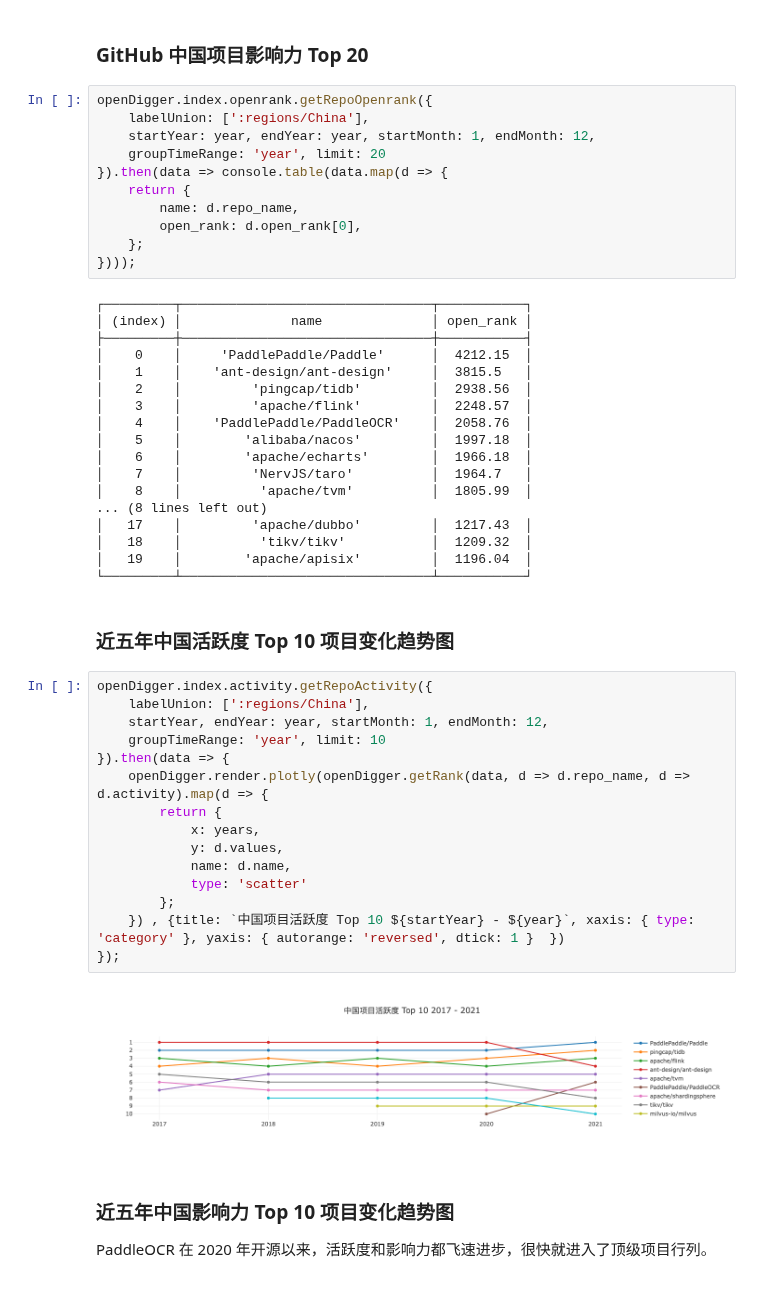
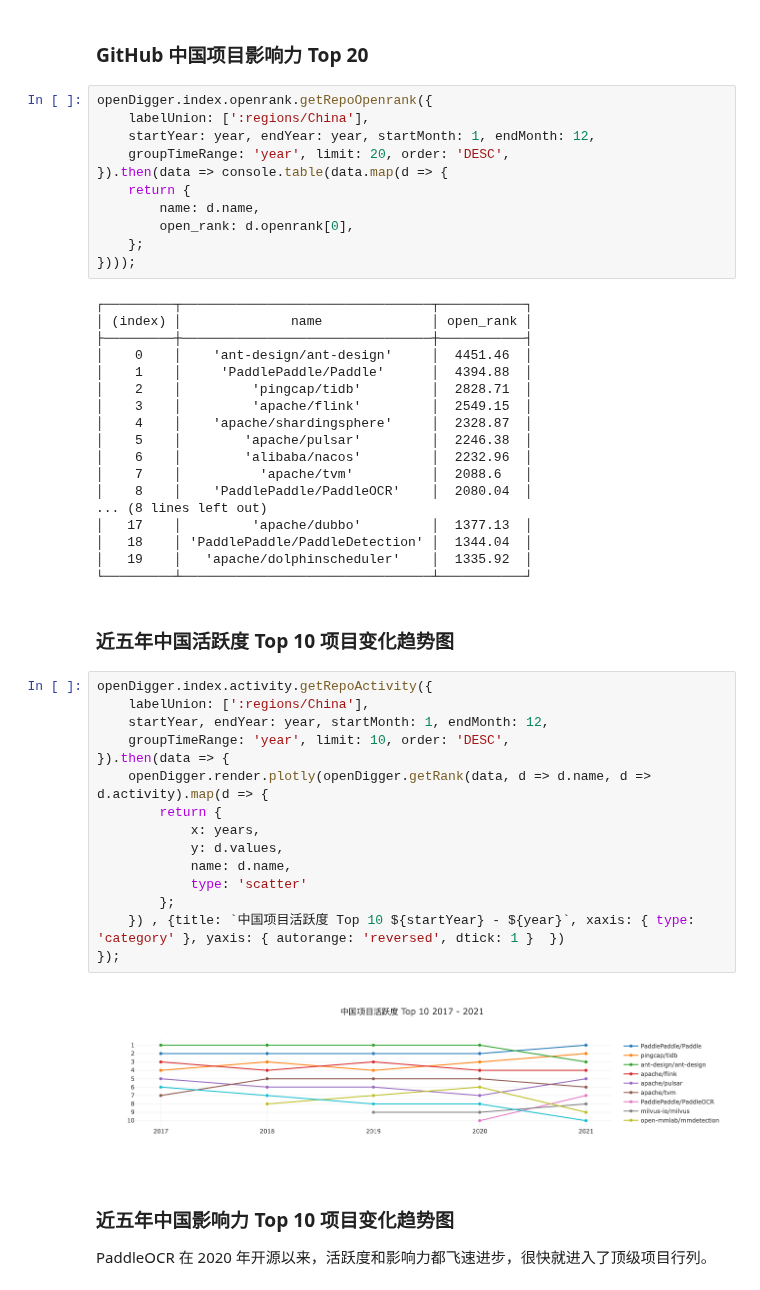
Before and after one commit to X-lab2017/open-digger, a Jupyter notebook: notebook/China_open_source_blue_paper_2022.ipynb, the cells around one changed output. Cells and saved outputs as stored; diff of their text form.

```diff
--- a/notebook/China_open_source_blue_paper_2022.ipynb
+++ b/notebook/China_open_source_blue_paper_2022.ipynb
@@ -367,50 +361,50 @@ openDigger.index.openrank.getRepoOpenrank({
 openDigger.index.openrank.getRepoOpenrank({
     labelUnion: [':regions/China'],
     startYear: year, endYear: year, startMonth: 1, endMonth: 12,
-    groupTimeRange: 'year', limit: 20
+    groupTimeRange: 'year', limit: 20, order: 'DESC',
 }).then(data => console.table(data.map(d => {
     return {
-        name: d.repo_name,
-        open_rank: d.open_rank[0],
+        name: d.name,
+        open_rank: d.openrank[0],
     };
 })));
 # %% [output]
 ┌─────────┬────────────────────────────────┬───────────┐
 │ (index) │              name              │ open_rank │
 ├─────────┼────────────────────────────────┼───────────┤
-│    0    │     'PaddlePaddle/Paddle'      │  4212.15  │
-│    1    │    'ant-design/ant-design'     │  3815.5   │
-│    2    │         'pingcap/tidb'         │  2938.56  │
-│    3    │         'apache/flink'         │  2248.57  │
-│    4    │    'PaddlePaddle/PaddleOCR'    │  2058.76  │
-│    5    │        'alibaba/nacos'         │  1997.18  │
-│    6    │        'apache/echarts'        │  1966.18  │
-│    7    │         'NervJS/taro'          │  1964.7   │
-│    8    │          'apache/tvm'          │  1805.99  │
+│    0    │    'ant-design/ant-design'     │  4451.46  │
+│    1    │     'PaddlePaddle/Paddle'      │  4394.88  │
+│    2    │         'pingcap/tidb'         │  2828.71  │
+│    3    │         'apache/flink'         │  2549.15  │
+│    4    │    'apache/shardingsphere'     │  2328.87  │
+│    5    │        'apache/pulsar'         │  2246.38  │
+│    6    │        'alibaba/nacos'         │  2232.96  │
+│    7    │          'apache/tvm'          │  2088.6   │
+│    8    │    'PaddlePaddle/PaddleOCR'    │  2080.04  │
 ... (8 lines left out)
-│   17    │         'apache/dubbo'         │  1217.43  │
-│   18    │          'tikv/tikv'           │  1209.32  │
-│   19    │        'apache/apisix'         │  1196.04  │
+│   17    │         'apache/dubbo'         │  1377.13  │
+│   18    │ 'PaddlePaddle/PaddleDetection' │  1344.04  │
+│   19    │   'apache/dolphinscheduler'    │  1335.92  │
 └─────────┴────────────────────────────────┴───────────┘
 # %% [markdown]
 ### 近五年中国活跃度 Top 10 项目变化趋势图
 # %%
 openDigger.index.activity.getRepoActivity({
     labelUnion: [':regions/China'],
     startYear, endYear: year, startMonth: 1, endMonth: 12,
-    groupTimeRange: 'year', limit: 10
+    groupTimeRange: 'year', limit: 10, order: 'DESC',
 }).then(data => {
-    openDigger.render.plotly(openDigger.getRank(data, d => d.repo_name, d => d.activity).map(d => {
+    openDigger.render.plotly(openDigger.getRank(data, d => d.name, d => d.activity).map(d => {
         return {
             x: years,
             y: d.values,
             name: d.name,
             type: 'scatter'
         };
     }) , {title: `中国项目活跃度 Top 10 ${startYear} - ${year}`, xaxis: { type: 'category' }, yaxis: { autorange: 'reversed', dtick: 1 }  })
 });
 # %% [output]
-[figure, old version]
+[figure, new version]
 # %% [markdown]
 ### 近五年中国影响力 Top 10 项目变化趋势图
 
```
Also changed, not shown: parts of 12 cells of this notebook, 18 other files.
